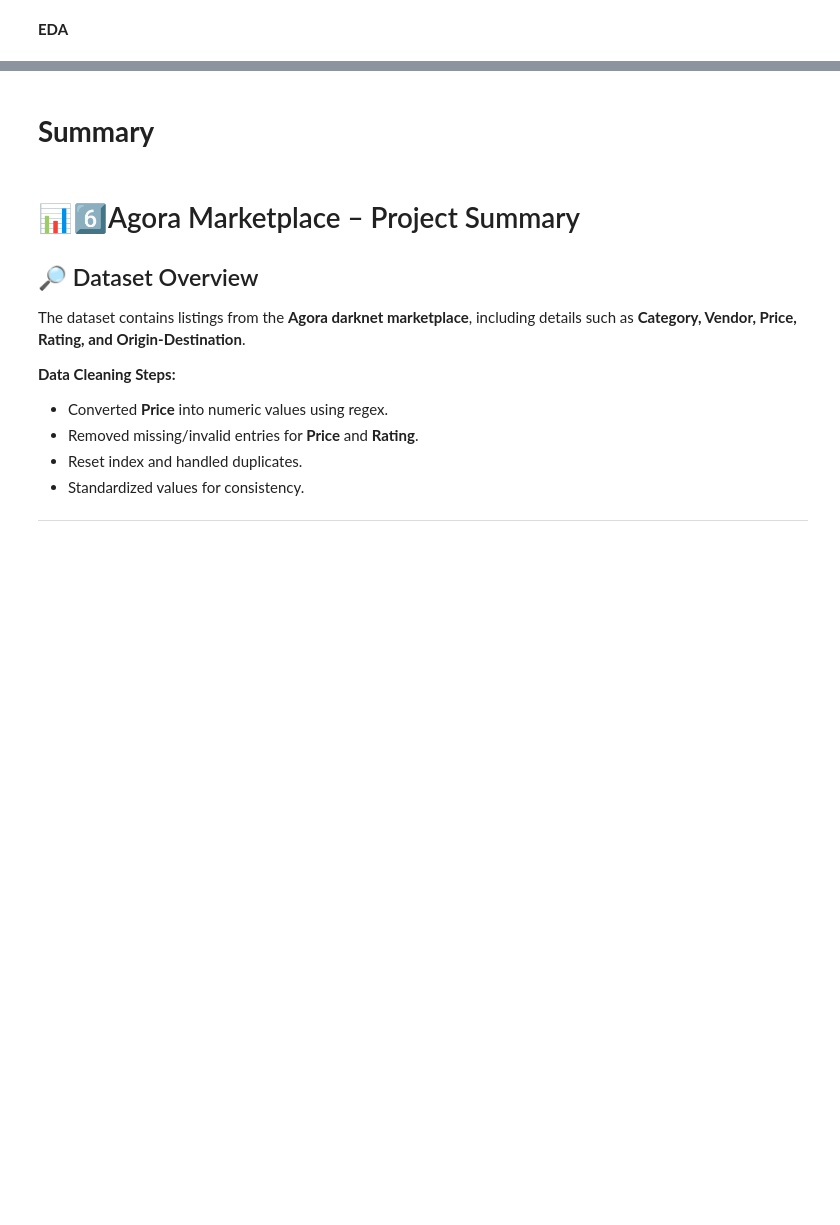
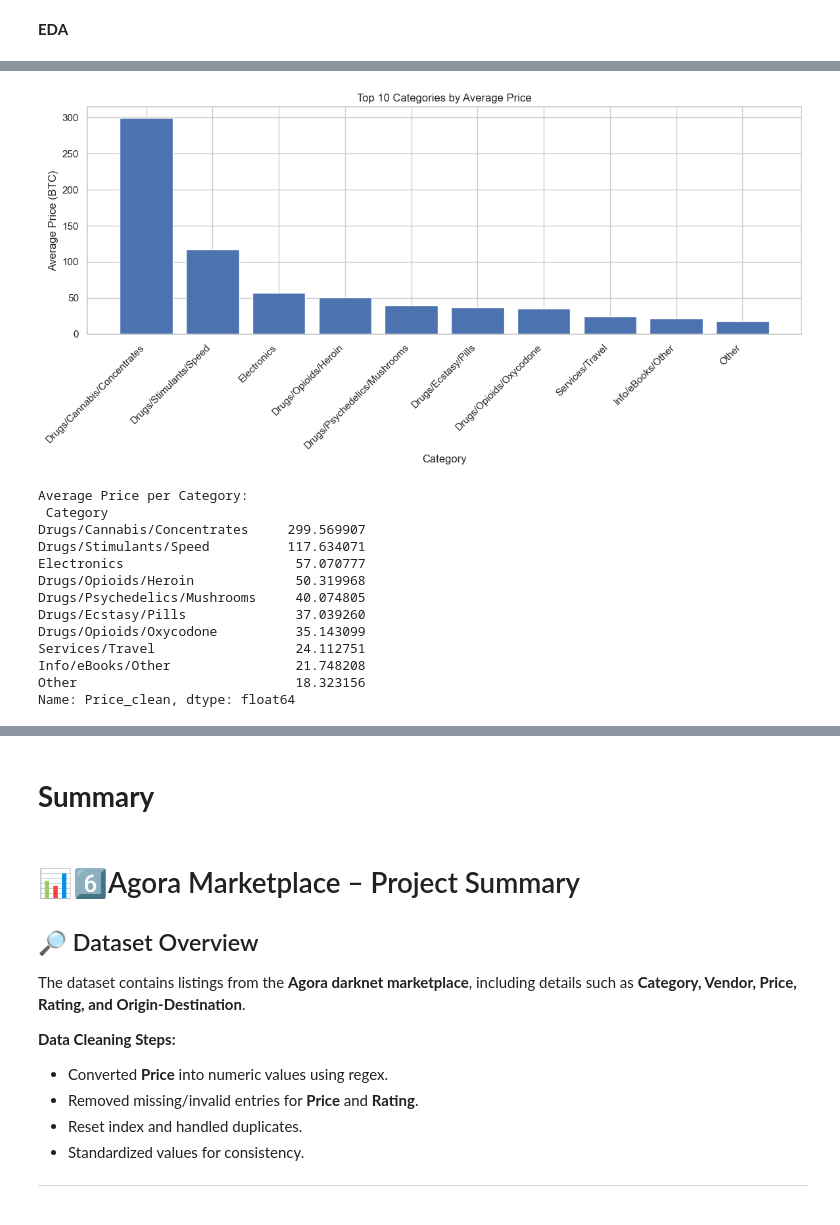
Before and after one commit to Rakshitha-a18/cybercrime-analysis, a Jupyter notebook: CyberCrime.ipynb, the cells around one changed output, grey strips where cells are left out. Saved outputs shown, nothing was run; the diff lists cells and outputs as text; code cells hidden in the pictures; blank space fills up the shorter version.

Commit message:
Clean notebook outputs and rerun with stable environment

```diff
--- a/CyberCrime.ipynb
+++ b/CyberCrime.ipynb
@@ -109,16 +266,39 @@ print("Top 10 Categories:\n", top_categories)
 # %%
+# 4️⃣ EDA
 # 4.2 Top 10 Categories by Average Price
-avg_price_category = df.groupby('Category')['Price_clean'].mean().sort_values(ascending=False).head(10)
 
-plt.figure(figsize=(12,6))
-sns.barplot(x=avg_price_category.index, y=avg_price_category.values, palette="magma")
+avg_price_category = (
+    df.groupby('Category')['Price_clean']
+    .mean()
+    .sort_values(ascending=False)
+    .head(10)
+)
+
+plt.figure(figsize=(12, 6))
+plt.bar(avg_price_category.index, avg_price_category.values)
 plt.title("Top 10 Categories by Average Price")
 plt.xlabel("Category")
 plt.ylabel("Average Price (BTC)")
 plt.xticks(rotation=45, ha='right')
+plt.tight_layout()
 plt.show()
 
 print("Average Price per Category:\n", avg_price_category)
+# %% [output]
+[figure, added]
+Average Price per Category:
+ Category
+Drugs/Cannabis/Concentrates     299.569907
+Drugs/Stimulants/Speed          117.634071
+Electronics                      57.070777
+Drugs/Opioids/Heroin             50.319968
+Drugs/Psychedelics/Mushrooms     40.074805
+Drugs/Ecstasy/Pills              37.039260
+Drugs/Opioids/Oxycodone          35.143099
+Services/Travel                  24.112751
+Info/eBooks/Other                21.748208
+Other                            18.323156
+Name: Price_clean, dtype: float64
 # %%
 # 4.3 Top 10 Vendors by Listings
 # Get top 10 vendors
```
Also changed, not shown: parts of 17 cells of this notebook.
